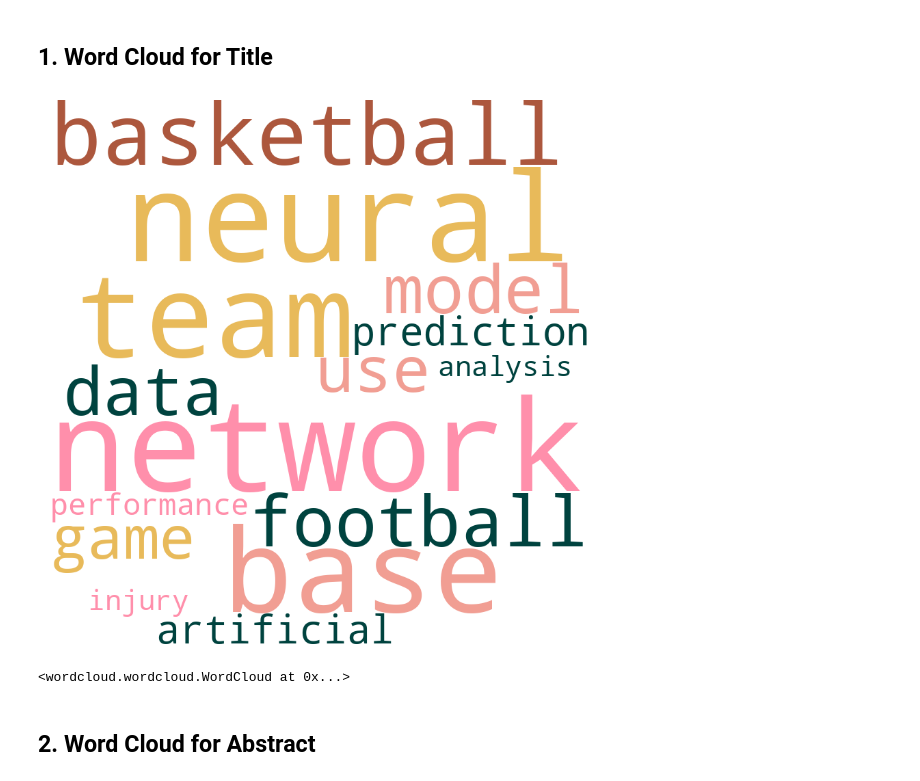
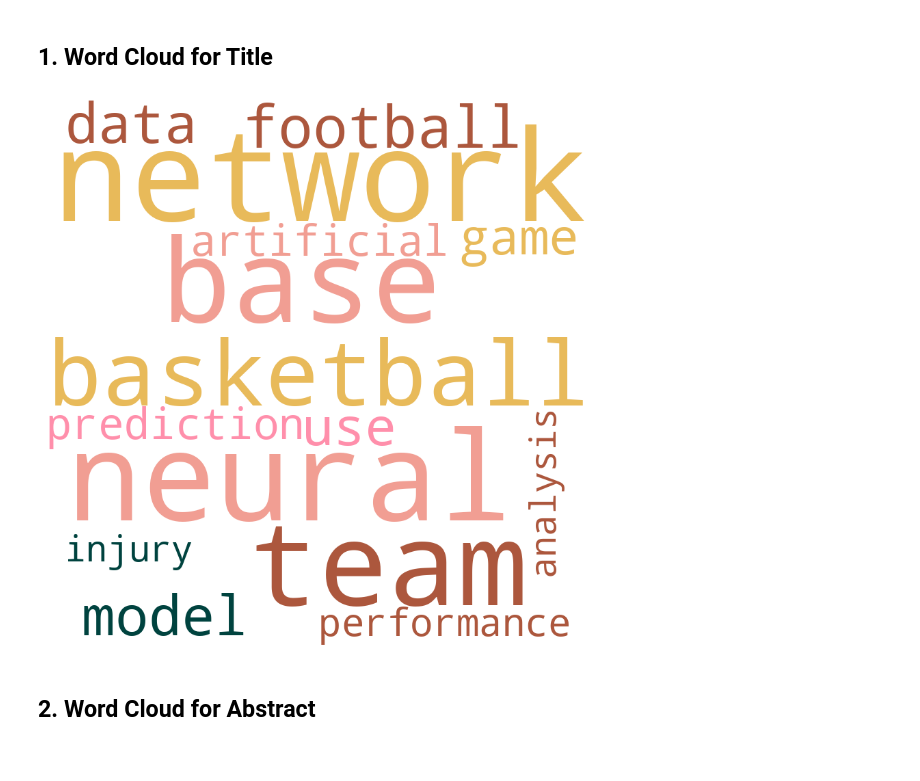
Before and after one commit to Matt17BR/ml4ds2324_topic_modeling, a Jupyter notebook: scripts/word_clouds.ipynb, the cells around one changed output. Drawn from its saved outputs; the diff is of its cells as text; code cells hidden in the pictures.

```diff
--- a/scripts/word_clouds.ipynb
+++ b/scripts/word_clouds.ipynb
@@ -6,46 +6,47 @@ from wordcloud import WordCloud
 import matplotlib.pyplot as plt
 import random
 
-#Provided list of words with frequencies
+#Provided list of words with frequencies (from topic_modeling.ipynb)
 word_freqs = {
     'network': 18,
     'neural': 17,
     'base': 15,
     'team': 15,
     'basketball': 12,
     'football': 11,
     'model': 10,
     'data': 10,
     'use': 9,
     'game': 8,
     'prediction': 8,
     'artificial': 8,
     'performance': 8,
     'injury': 7,
     'analysis': 7
 }
 
 #Custom color function for varying shades of pink
-def pink_color_func(word, font_size, position, orientation, random_state=None, **kwargs):
+def pink_color_func(word, font_size, position, orientation, **kwargs):
     colors = ['#AC573D', '#F19E93', '#E8BA5A', '#FF8FAB', '#00433F']
     return random.choice(colors)
 
 #Create a word cloud with varying shades of pink
 wordcloud_T = WordCloud(width=800, height=800,
                       background_color='white',
-                      color_func=pink_color_func).generate_from_frequencies(word_freqs)
+                      color_func=pink_color_func,
+                      random_state=123).generate_from_frequencies(word_freqs)
+
+# Export the image
+wordcloud_T.to_file(os.path.join('..','figures','wordcloud_T.png'))
 
 #Display the word cloud using matplotlib
 plt.figure(figsize=(8, 8), facecolor=None)
 plt.imshow(wordcloud_T, interpolation="bilinear")
 plt.axis("off")
 plt.tight_layout(pad=0)
-
 plt.show()
-wordcloud_T.to_file(os.path.join('..','figures','wordcloud_T.png'))
 # %% [output]
-[figure, old version]
+[figure, new version]
-<wordcloud.wordcloud.WordCloud at 0x...>
 # %% [markdown]
 ## 2. Word Cloud for Abstract
 # %%
```
Also changed, not shown: parts of 3 cells of this notebook, 5 other files.
